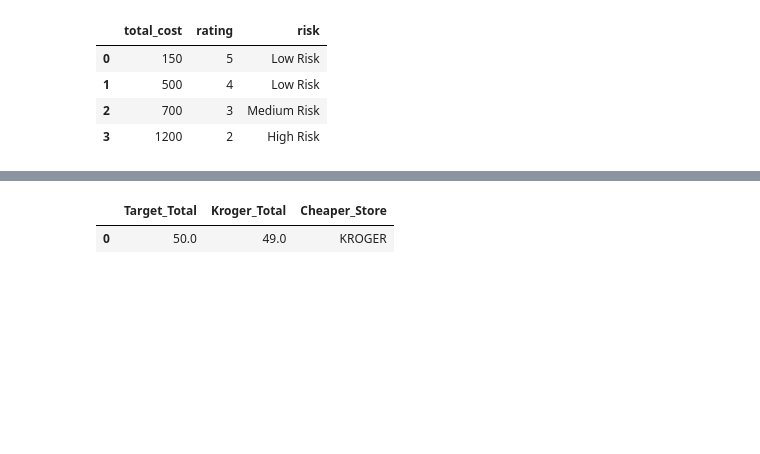
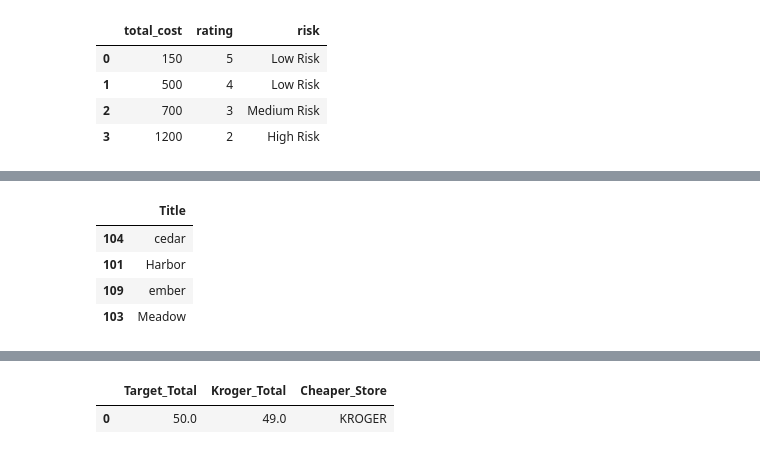
Before and after one commit to Lizhen0909/nu-stat303-1-sec20-coursebook-clean, a Jupyter notebook: pandas_intermediate_claude.ipynb, the cells around one changed output, grey strips where cells are left out. Saved outputs shown, nothing was run; the diff lists cells and outputs as text; code cells hidden in the pictures; blank space fills up the shorter version.

```diff
--- a/pandas_intermediate_claude.ipynb
+++ b/pandas_intermediate_claude.ipynb
@@ -457,0 +481,9 @@ stores' prices, a shopper's grocery list, and a decision about where to shop.
+# %%
+titles = pd.DataFrame({'Title': ['cedar', 'Harbor', 'ember', 'Meadow']}, index=[104, 101, 109, 103])
+titles
+# %% [output]
+|  | Title |
+| 104 | cedar |
+| 101 | Harbor |
+| 109 | ember |
+| 103 | Meadow |
```
Also changed, not shown: parts of 33 cells of this notebook, 4 other files.
